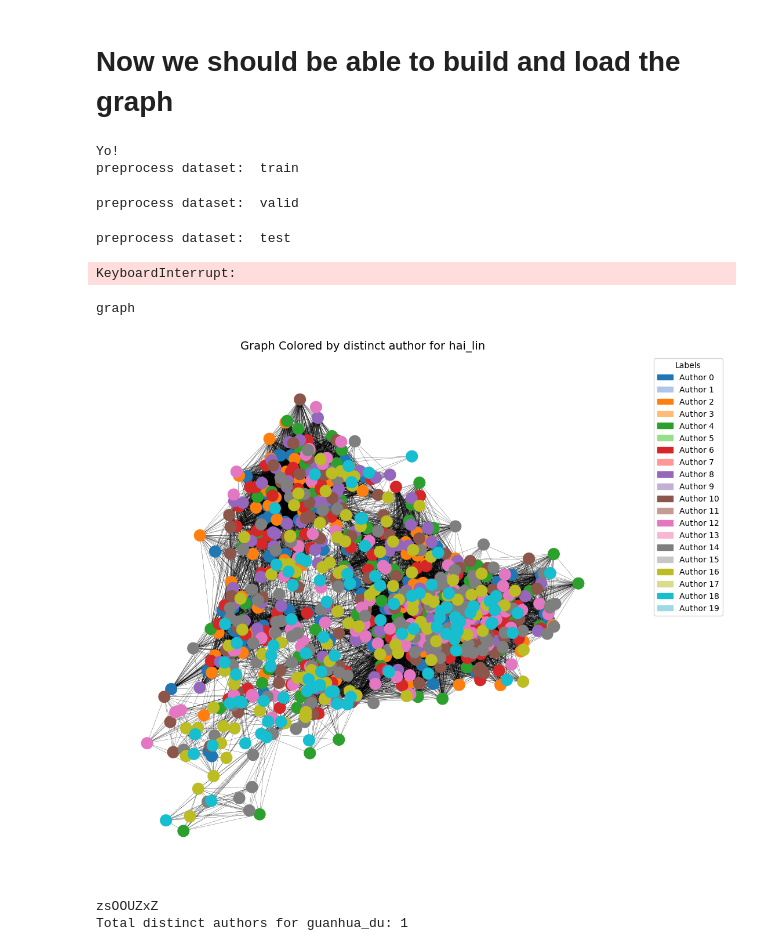
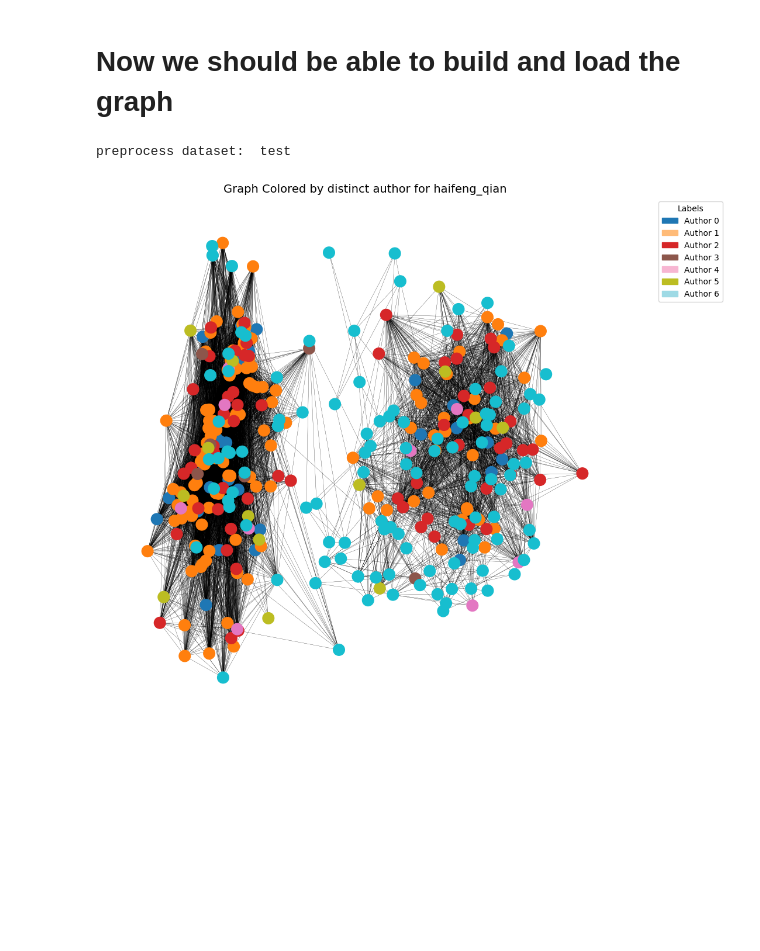
Before and after one commit to Supersheep7/bond-replica, a Jupyter notebook: lab.ipynb, the cells around one changed output. Cells and saved outputs as stored; diff of their text form; code cells hidden in the pictures; blank space fills up the shorter version.

Commit message:
solved the validation set issue

```diff
--- a/lab.ipynb
+++ b/lab.ipynb
@@ -64,6 +52,6 @@ I want to see how they look!
 # %%
 path = 'paper_emb/train'
-names = ['aimin_li']
+names = ['bin_yu']
 embeddings = {}
 
 for name in names:
@@ -97,15 +86,11 @@ plt.show()
 # %% [markdown]
 # Now we should be able to build and load the graph
 # %%
-build_graph(eval=True)
+build_graph()
 # %% [output]
-Yo!
-preprocess dataset:  train
+preprocess dataset:  test
-preprocess dataset:  valid
-preprocess dataset:  test
-KeyboardInterrupt:
 # %%
-name = 'hai_lin'
+name = 'haifeng_qian'
 
 label, ft_tensor, data = load_graph(name, mode='valid')
 
@@ -142,49 +127,31 @@ G.add_edges_from(edges)
 
 # Positions from features
 pos = {i: ft_2d[i] for i in range(len(ft_2d))}
 
 # Convert string labels in dict → integers for coloring
 unique_classes = sorted(set(label.values()), key=int)  # all class names
 class_to_int = {c: i for i, c in enumerate(unique_classes)}
 node_colors = [class_to_int[label[i]] for i in range(len(G.nodes))]
 
 # Draw
 plt.figure(figsize=(9, 9))
 nodes = nx.draw(
     G, pos,
     node_color=node_colors,
     cmap=plt.cm.tab10,   # tab20 gives up to 20 distinct colors
     with_labels=False,   # no text on nodes
     node_size=200,
     edge_color="black",
     width=0.2
 )
 
 # Add legend for classes
 from matplotlib.patches import Patch
 handles = [Patch(color=plt.cm.tab20(class_to_int[c] / max(1, len(unique_classes)-1)),
                  label=f"Author {c}") for c in unique_classes]
 plt.legend(handles=handles, bbox_to_anchor=(1.05, 1), loc='upper left', title="Labels")
 
 plt.title(f"Graph Colored by distinct author for {name}", fontsize=14)
 plt.show()
 # %% [output]
-graph
-[figure, old version]
+[figure, new version]
-# %%
-# Check how many homonyms there are for name
-
-with open('data_train.json', 'r') as f:
-    raw = json.load(f)
-
-name_data = raw['data_train'][0][name]
-c = 0
-for key, value in name_data.items():
-    print(f"{key}")
-    c += 1
-print(f"Total distinct authors for {name}: {c}")
-
-# == 24 for feng_cao. Correct
-# %% [output]
-zsOOUZxZ
-Total distinct authors for guanhua_du: 1
```
Also changed, not shown: parts of 6 cells of this notebook, 1 other file.
